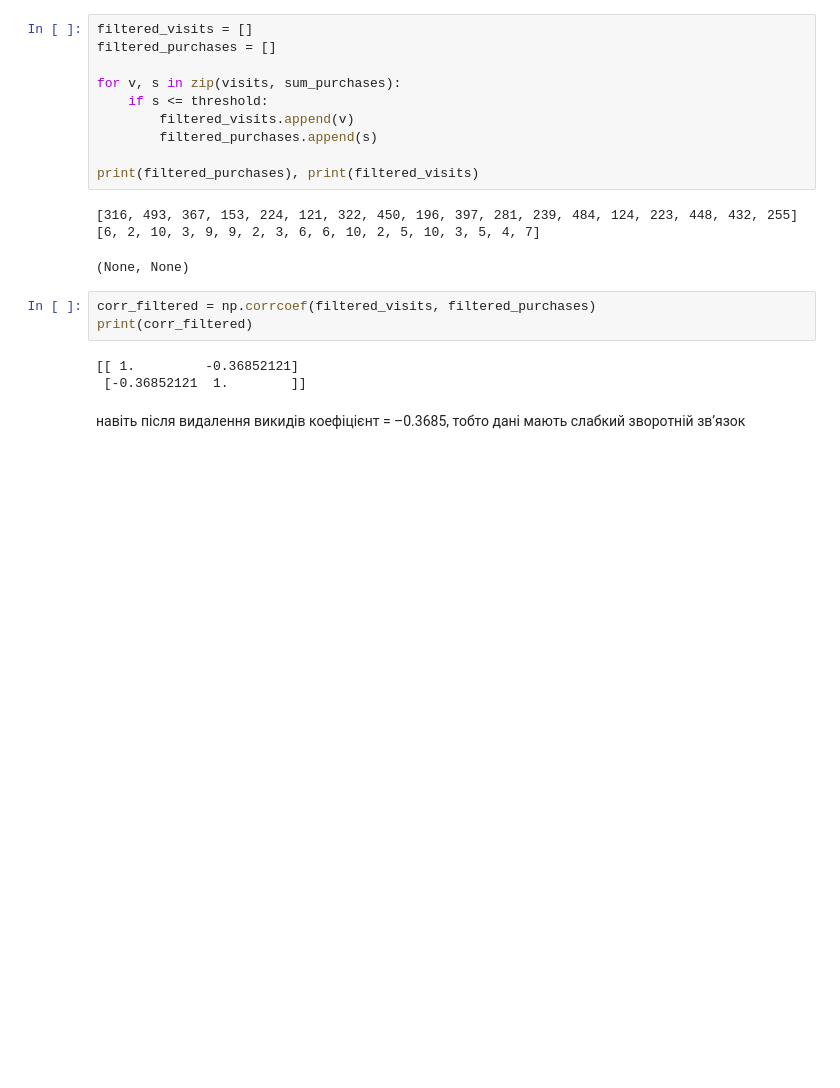
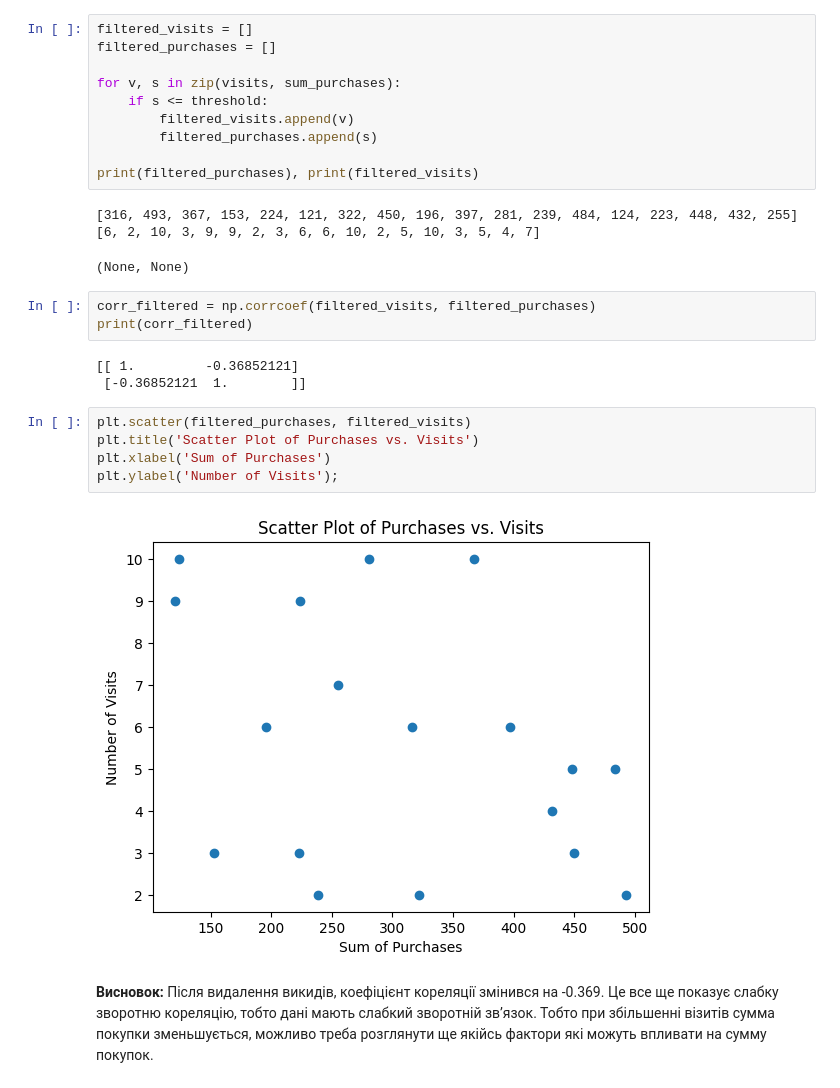
Before and after one commit to Tverdostup1993/Python_for_ds_tasks, a Jupyter notebook: Твердоступ_О_І__HW_1_1_Основи_статистики_ipynb_.ipynb, the cells around one changed output. Cells and saved outputs as stored; diff of their text form; blank space fills up the shorter version.

```diff
--- a/Твердоступ_О_І__HW_1_1_Основи_статистики_ipynb_.ipynb
+++ b/Твердоступ_О_І__HW_1_1_Основи_статистики_ipynb_.ipynb
@@ -184,5 +187,12 @@ print(corr_filtered)
 # %% [output]
 [[ 1.         -0.36852121]
  [-0.36852121  1.        ]]
-# %% [markdown]
-навіть після видалення викидів коефіцієнт =  –0.3685, тобто дані мають слабкий зворотній зв’язок
+# %%
+plt.scatter(filtered_purchases, filtered_visits)
+plt.title('Scatter Plot of Purchases vs. Visits')
+plt.xlabel('Sum of Purchases')
+plt.ylabel('Number of Visits');
+# %% [output]
+[figure, added]
+# %% [markdown]
+**Висновок:** Після видалення викидів, коефіцієнт кореляції змінився на -0.369. Це все ще показує слабку зворотню кореляцію, тобто дані мають слабкий зворотній зв’язок. Тобто при збільшенні візитів сумма покупки зменьшується, можливо треба розглянути ще якійсь фактори які можуть впливати на сумму покупок.
```
Also changed, not shown: parts of 3 cells of this notebook.
